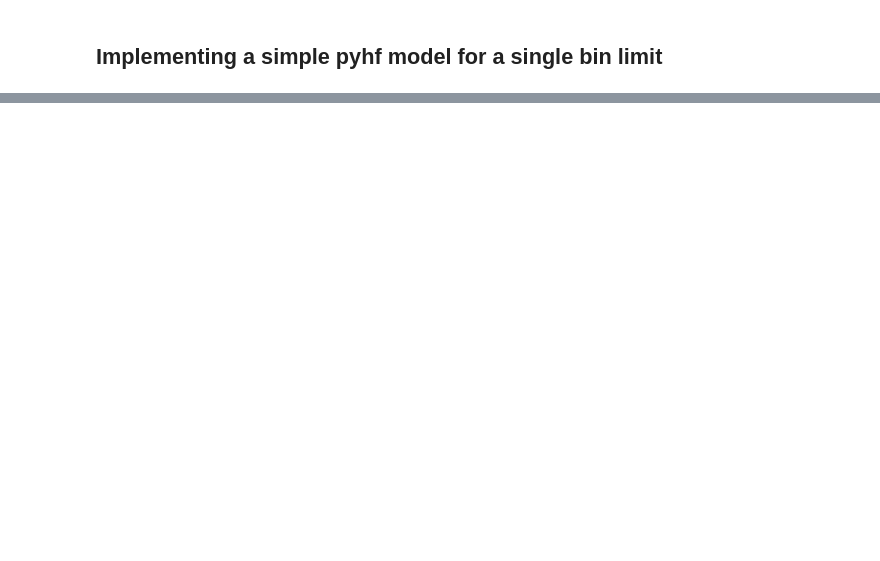
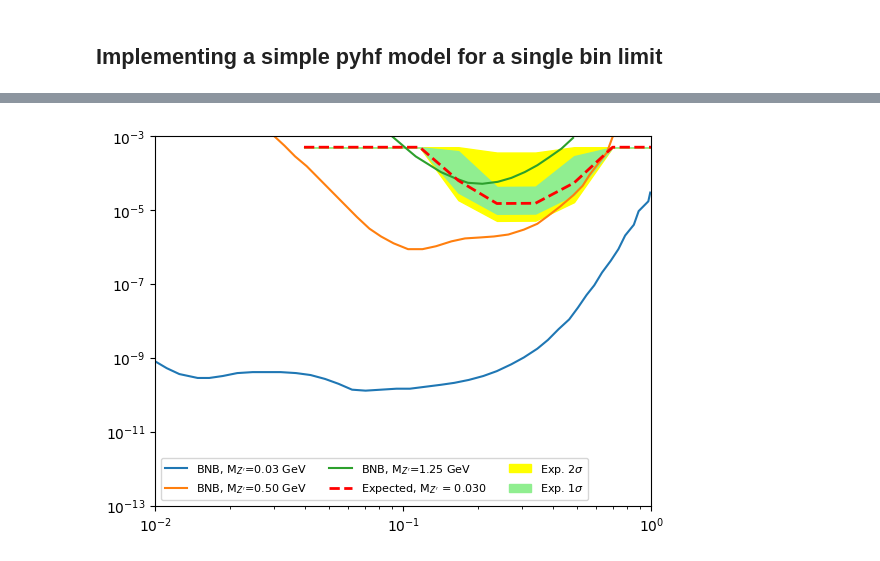
Before and after one commit to JoeBateman/uBDarkNewsSen, a Jupyter notebook: sensitivity_BNB.ipynb, the cells around one changed output, grey strips where cells are left out. Saved outputs shown, nothing was run; the diff lists cells and outputs as text; code cells hidden in the pictures; blank space fills up the shorter version.

Commit message:
Added function to optimize parameters, find limits and compare to the limts set in the MOU e+e- paper

```diff
--- a/sensitivity_BNB.ipynb
+++ b/sensitivity_BNB.ipynb
@@ -339,0 +355,11 @@ Upper limit benchmark_DMeV (exp): μ = 0.004158
+# %%
+epsilon = 8e-4
+mzprime_arr = [0.030, 0.06, 0.1, 0.2, 0.5, 0.8, 1.25]
+m5_arr = np.linspace(-1.4,0, 10)
+m5_arr = 10**m5_arr
+# m5_arr = np.linspace(0.01, 1, 10)
+Umu5 = 1e-2
+delta = 1
+# %%
+def get_m4(m5, delta):
+    return m5/(1 + delta)
@@ -339,0 +526,35 @@ Upper limit benchmark_DMeV (exp): μ = 0.004158
+# %%
+def plot_against_limits(approx_limits_dict, mass_point_arr, ):
+
+    BNB_limits = np.genfromtxt('data/BNB_Limits/003_050_125.csv', delimiter=',', skip_header=2)
+    limit_003 = BNB_limits[:,:2]
+    limit_050 = BNB_limits[:,2:4]
+    limit_125 = BNB_limits[:,4:]
+
+    plt.plot(limit_003[:,0],limit_003[:,1],label="BNB, M$_{Z'}$=0.03 GeV",color='C0')
+    plt.plot(limit_050[:,0],limit_050[:,1],label="BNB, M$_{Z'}$=0.50 GeV",color='C1')
+    plt.plot(limit_125[:,0],limit_125[:,1],label="BNB, M$_{Z'}$=1.25 GeV",color='C2')
+
+    for key in approx_limits_dict:
+        limits = approx_limits_dict[key]
+        obs_limit, exp_limit, exp_1sig_up, exp_1sig_down, exp_2sig_up, exp_2sig_down = limits
+        plt.plot(mass_point_arr, exp_limit, lw=2,ls='--',color='red',label='Expected, M$_{Z\'}$ = '+key)
+        plt.fill_between(mass_point_arr,np.array(exp_2sig_down),np.array(exp_2sig_up),color='yellow')
+        plt.fill_between(mass_point_arr,np.array(exp_1sig_down),np.array(exp_1sig_up),color='lightgreen')
+
+    plt.fill_between([0],[0],[0],color='yellow',label=r'Exp. 2$\sigma$')
+    plt.fill_between([0],[0],[0],color='lightgreen',label=r'Exp. 1$\sigma$')
+
+    plt.legend(prop={'size': 8}, loc="lower left",ncol=3)
+    plt.xscale('log')
+    plt.yscale('log')
+    plt.xlim(1e-2,1e0)
+    plt.ylim(1e-13,1e-3)
+    plt.show()
+# %%
+approx_limits_dict = {}
+approx_limits_dict['0.030'] = [obs_limit, exp_limit, exp_1sig_up, exp_1sig_down, exp_2sig_up, exp_2sig_down]
+
+plot_against_limits(approx_limits_dict, m5_arr)
+# %% [output]
+[figure, added]
```
Also changed, not shown: parts of 24 cells of this notebook.
